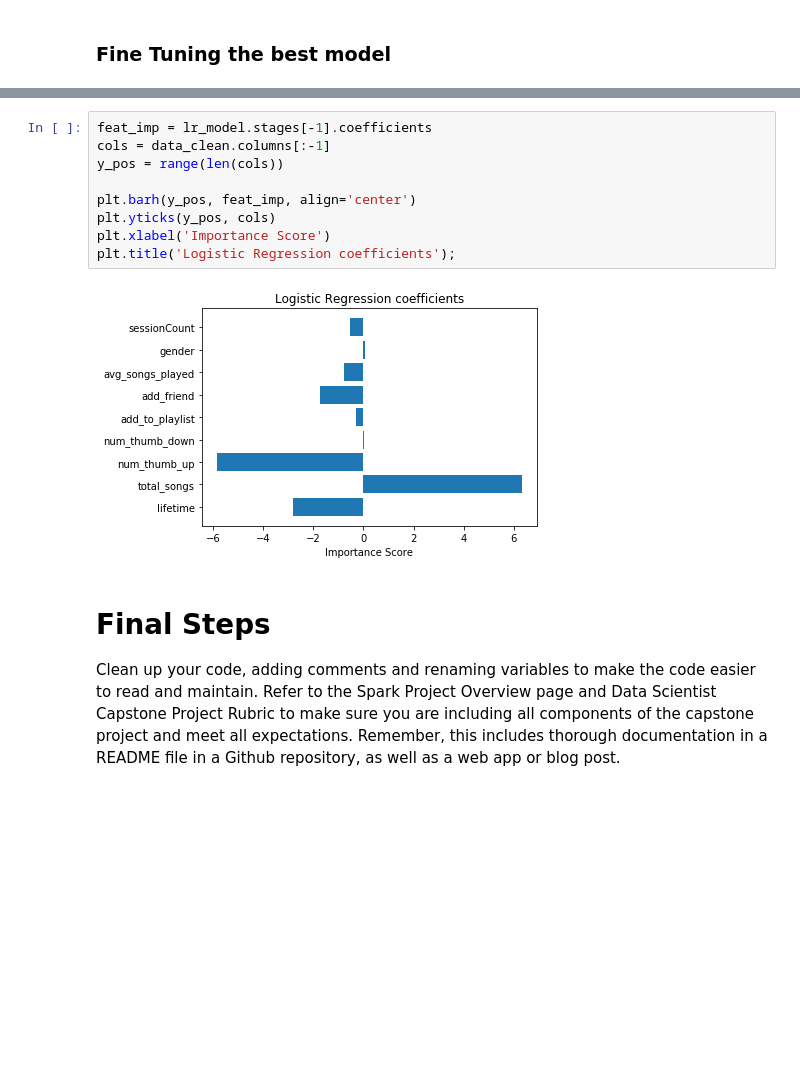
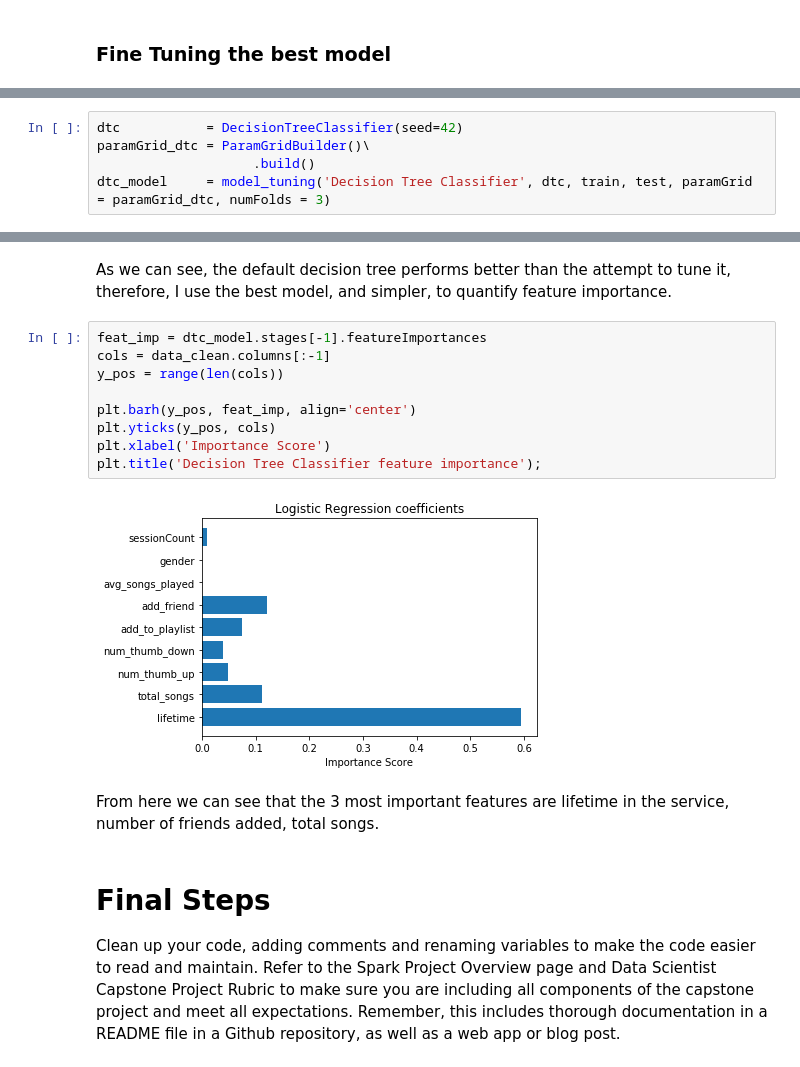
Before and after one commit to InHouse-Banana/DS_NanoDegree_Final, a Jupyter notebook: Sparkify.ipynb, the cells around one changed output, grey strips where cells are left out. Drawn from its saved outputs; the diff is of its cells as text; blank space fills up the shorter version.

```diff
--- a/Sparkify.ipynb
+++ b/Sparkify.ipynb
@@ -1080,0 +1109,5 @@ F-1 Score:0.734
+# %%
+dtc           = DecisionTreeClassifier(seed=42)
+paramGrid_dtc = ParamGridBuilder()\
+                    .build()
+dtc_model     = model_tuning('Decision Tree Classifier', dtc, train, test, paramGrid = paramGrid_dtc, numFolds = 3)
@@ -1081,14 +1122,18 @@ F-1 Score:0.734
+# %% [markdown]
+As we can see, the default decision tree performs better than the attempt to tune it, therefore, I use the best model, and simpler, to quantify feature importance.
 # %%
-feat_imp = lr_model.stages[-1].coefficients
+feat_imp = dtc_model.stages[-1].featureImportances
 cols = data_clean.columns[:-1]
 y_pos = range(len(cols))
 
 plt.barh(y_pos, feat_imp, align='center')
 plt.yticks(y_pos, cols)
 plt.xlabel('Importance Score')
-plt.title('Logistic Regression coefficients');
+plt.title('Decision Tree Classifier feature importance');
 # %% [output]
-[figure, old version]
+[figure, new version]
+# %% [markdown]
+From here we can see that the 3 most important features are lifetime in the service, number of friends added, total songs.
 # %% [markdown]
 # Final Steps
 Clean up your code, adding comments and renaming variables to make the code easier to read and maintain. Refer to the Spark Project Overview page and Data Scientist Capstone Project Rubric to make sure you are including all components of the capstone project and meet all expectations. Remember, this includes thorough documentation in a README file in a Github repository, as well as a web app or blog post.
```
Also changed, not shown: parts of 49 cells of this notebook, 1 other file.
